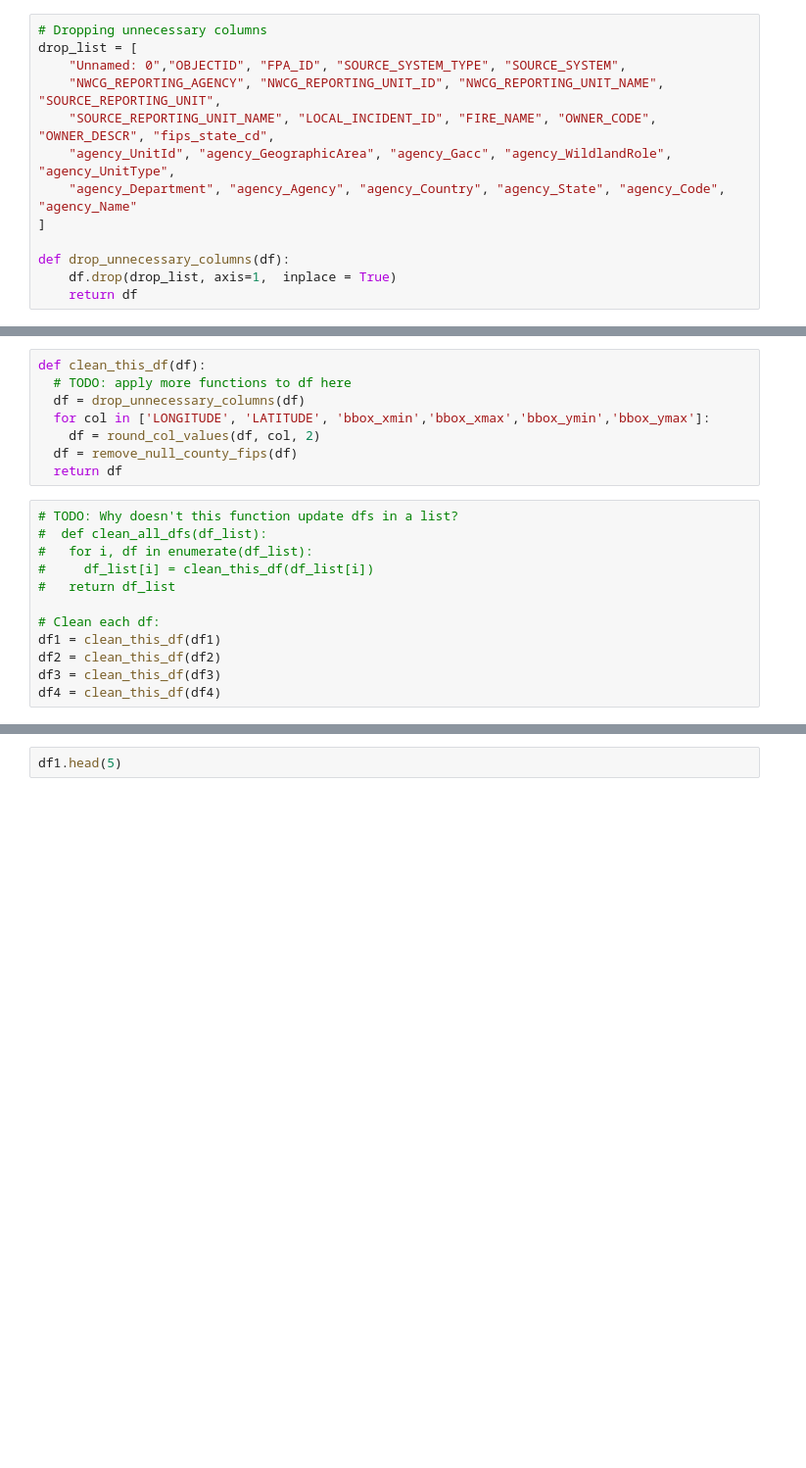
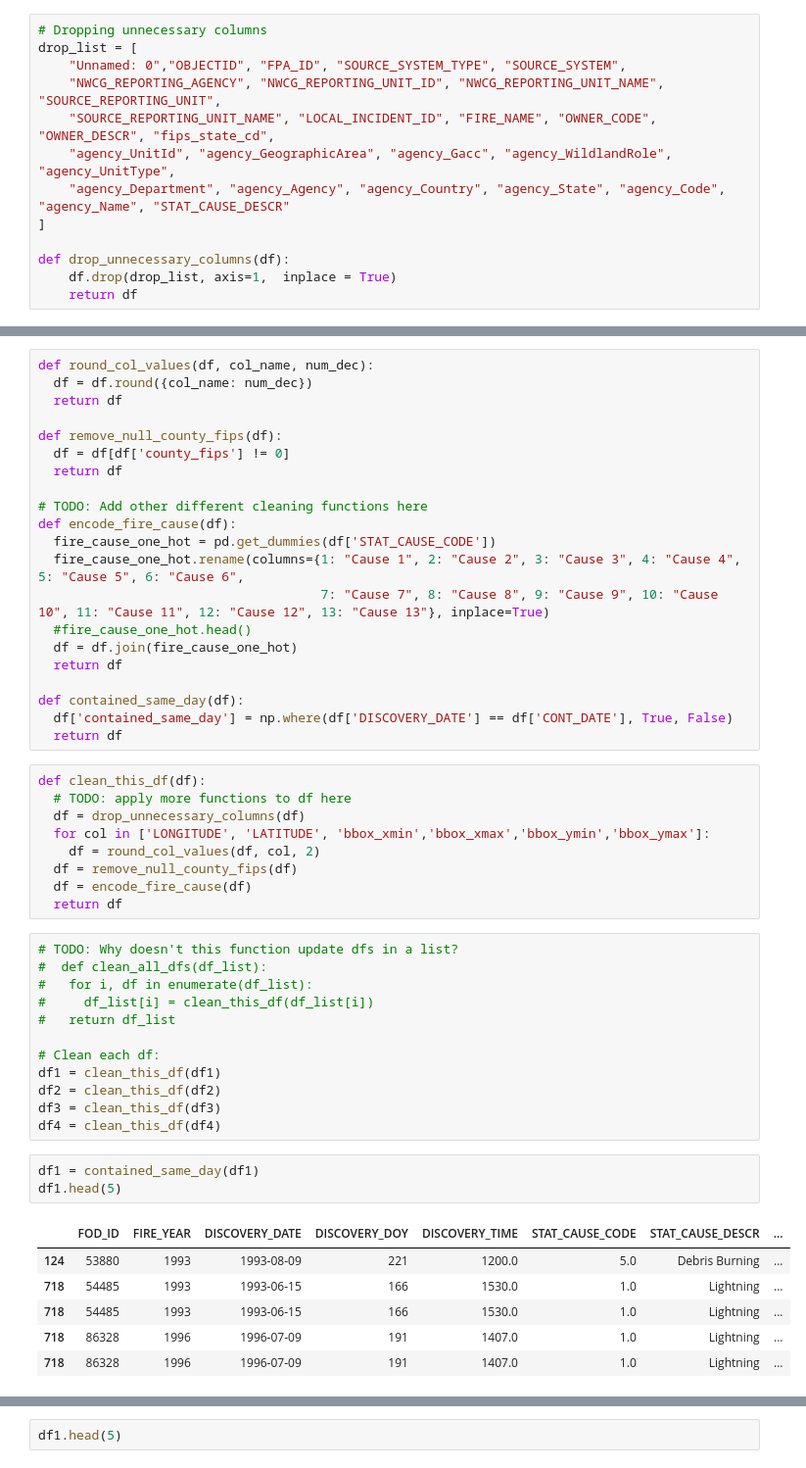
Before and after one commit to nandinijirobe/Allstate_AIStudio_Project, a Jupyter notebook: Allstate_AI_Studio_Project.ipynb, the cells around one changed output, grey strips where cells are left out. Shown at 98% size. Cells and saved outputs as stored; diff of their text form; blank space fills up the shorter version.

```diff
--- a/Allstate_AI_Studio_Project.ipynb
+++ b/Allstate_AI_Studio_Project.ipynb
@@ -135,7 +137,7 @@ drop_list = [
     "NWCG_REPORTING_AGENCY", "NWCG_REPORTING_UNIT_ID", "NWCG_REPORTING_UNIT_NAME", "SOURCE_REPORTING_UNIT",
     "SOURCE_REPORTING_UNIT_NAME", "LOCAL_INCIDENT_ID", "FIRE_NAME", "OWNER_CODE", "OWNER_DESCR", "fips_state_cd",
     "agency_UnitId", "agency_GeographicArea", "agency_Gacc", "agency_WildlandRole", "agency_UnitType",
-    "agency_Department", "agency_Agency", "agency_Country", "agency_State", "agency_Code", "agency_Name"
+    "agency_Department", "agency_Agency", "agency_Country", "agency_State", "agency_Code", "agency_Name", "STAT_CAUSE_DESCR"
 ]
 
 def drop_unnecessary_columns(df):
@@ -154,3 +146,24 @@ def remove_null_county_fips(df):
+# %%
+def round_col_values(df, col_name, num_dec):
+  df = df.round({col_name: num_dec})
+  return df
+
+def remove_null_county_fips(df):
+  df = df[df['county_fips'] != 0]
+  return df
+
+# TODO: Add other different cleaning functions here
+def encode_fire_cause(df):
+  fire_cause_one_hot = pd.get_dummies(df['STAT_CAUSE_CODE'])
+  fire_cause_one_hot.rename(columns={1: "Cause 1", 2: "Cause 2", 3: "Cause 3", 4: "Cause 4", 5: "Cause 5", 6: "Cause 6",
+                                     7: "Cause 7", 8: "Cause 8", 9: "Cause 9", 10: "Cause 10", 11: "Cause 11", 12: "Cause 12", 13: "Cause 13"}, inplace=True)
+  #fire_cause_one_hot.head()
+  df = df.join(fire_cause_one_hot)
+  return df
+
+def contained_same_day(df):
+  df['contained_same_day'] = np.where(df['DISCOVERY_DATE'] == df['CONT_DATE'], True, False)
+  return df
 # %%
 def clean_this_df(df):
   # TODO: apply more functions to df here
@@ -158,6 +171,7 @@ def clean_this_df(df):
   for col in ['LONGITUDE', 'LATITUDE', 'bbox_xmin','bbox_xmax','bbox_ymin','bbox_ymax']:
     df = round_col_values(df, col, 2)
   df = remove_null_county_fips(df)
+  df = encode_fire_cause(df)
   return df
 # %%
 # TODO: Why doesn't this function update dfs in a list?
@@ -171,3 +185,13 @@ df1 = clean_this_df(df1)
 df2 = clean_this_df(df2)
 df3 = clean_this_df(df3)
 df4 = clean_this_df(df4)
+# %%
+df1 = contained_same_day(df1)
+df1.head(5)
+# %% [output]
+|  | FOD_ID | FIRE_YEAR | DISCOVERY_DATE | DISCOVERY_DOY | DISCOVERY_TIME | STAT_CAUSE_CODE | STAT_CAUSE_DESCR | ... |
+| 124 | 53880 | 1993 | 1993-08-09 | 221 | 1200.0 | 5.0 | Debris Burning | ... |
+| 718 | 54485 | 1993 | 1993-06-15 | 166 | 1530.0 | 1.0 | Lightning | ... |
+| 718 | 54485 | 1993 | 1993-06-15 | 166 | 1530.0 | 1.0 | Lightning | ... |
+| 718 | 86328 | 1996 | 1996-07-09 | 191 | 1407.0 | 1.0 | Lightning | ... |
+| 718 | 86328 | 1996 | 1996-07-09 | 191 | 1407.0 | 1.0 | Lightning | ... |
```
Also changed, not shown: parts of 4 cells of this notebook.
